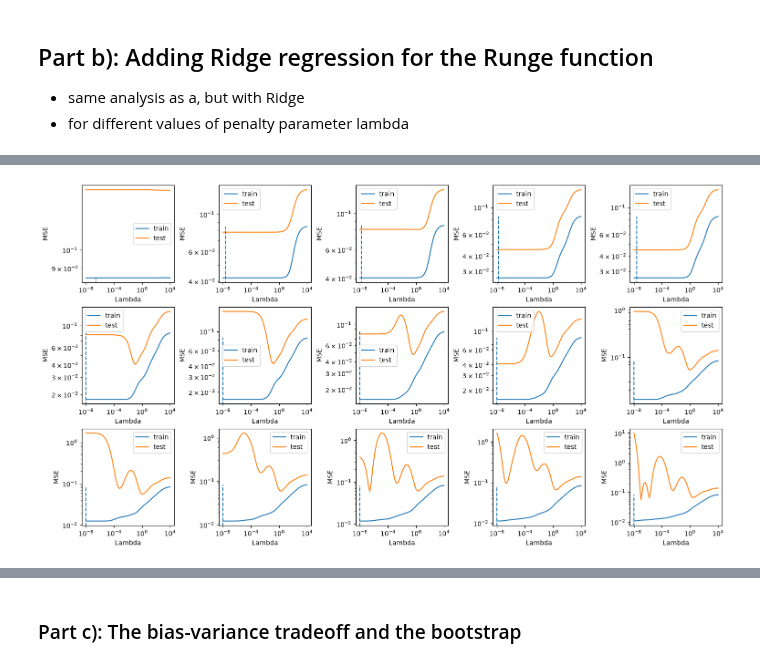
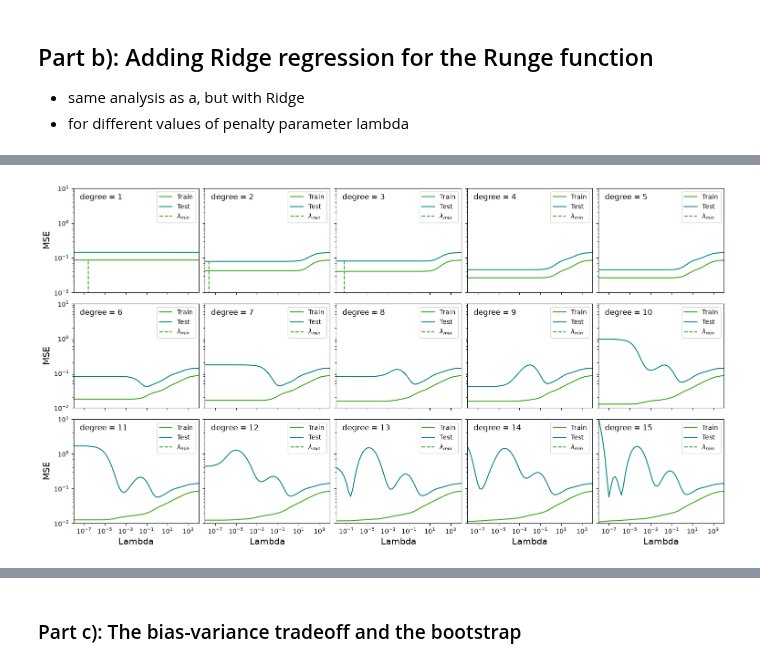
Before and after one commit to lukasMK01/FYS-STK4155, a Jupyter notebook: project_1/wip_project1.ipynb, the cells around one changed output, grey strips where cells are left out. Cells and saved outputs as stored; diff of their text form; code cells hidden in the pictures.

```diff
--- a/project_1/wip_project1.ipynb
+++ b/project_1/wip_project1.ipynb
@@ -52,9 +52,14 @@ def generate_data(n=100, sigma=0.1, seed=2026):
 
 x, y, n, sigma = generate_data()
 
+train_color = "#32A911"
+test_color = "#048582"
+
 xx = np.linspace(-1, 1, 400)
-plt.plot(xx, runge(xx), color="#004488", label="Runge's function")
-plt.scatter(x, y, s=12, color="#BB5566", label=rf"data, $\sigma={sigma}$")
+plt.plot(xx, runge(xx), color="#0824A0", label="Runge's function")
+plt.scatter(x, y, s=12, color="#A0720E", label=rf"data, $\sigma={sigma}$")
 plt.xlabel("x"); plt.ylabel("y"); plt.legend(frameon=False)
+plt.xlim(-1,1)
+plt.plot([-1,1], [0,0], color='grey', linestyle='-', alpha=0.4)
 plt.show()
 # %% [output]
@@ -152,9 +172,11 @@ plt.show()
 #Adding a model to perform OLS for polynomials up to degree 15
 degs = np.arange(1,16)
 fig = plt.figure(figsize=(15,8), constrained_layout=True)
-
+axes=[]
+# plot all of the panels here first
 for d in degs:
-    ax = fig.add_subplot(3,5,d)
+    ax = fig.add_subplot(3,5,d, sharex=axes[0] if axes else None, sharey=axes[0] if axes else None)
+    axes.append(ax)
     #Design matrix on the training data:
     # X_train, X_test, y_train, y_test = prepare_design_matrix(x_train, x_test, y_train, y_test, degree=d, intercept=False)
 
@@ -180,18 +202,75 @@ for d in degs:
 
 
     #Plot the results
-    ax.plot(lambdas,mse_train,label="train")
-    ax.plot(lambdas,mse_test,label="test")
+    ax.plot(lambdas,mse_train,label="Train", color=train_color)
+    ax.plot(lambdas,mse_test,label="Test", color=test_color)
     ax.set_xscale("log"); ax.set_yscale("log")
-    ax.set_ylabel("MSE")
-    ax.set_xlabel("Lambda")
+    ax.set_ylabel("MSE", fontsize=14)
+    ax.set_xlabel("Lambda", fontsize=14)
+    ax.set_ylim(1e-2, 1e1)
+    ax.set_xlim(1e-8, 1e4)
+    ax.vlines(lambdas[np.argmin(mse_train)],ymin=0,ymax=np.max(mse_train),linestyle="--",  label=r'$\lambda_{min}$', color=train_color)
     ax.legend()
-    ax.vlines(lambdas[np.argmin(mse_train)],ymin=0,ymax=np.max(mse_train),linestyle="--")
+    ax.label_outer()
+    ax.text(0.05, 0.95, f"degree = {d}", transform=ax.transAxes, ha="left", va="top", fontsize=12)
+
 
     #Finding the minimum MSE and at what lambda
     print(f"Polynomial degree: {d}")
     print("Minimum MSE is ",np.min(mse_train), "at lambda =", lambdas[np.argmin(mse_train)], "for training data")
     print("Minimum MSE is ",np.min(mse_test), "at lambda =", lambdas[np.argmin(mse_test)], "for test data")
+plt.show()
+
+# not plot selected subset of panels
+fig = plt.figure(figsize=(10,3), constrained_layout=True)
+count=0
+axes = []
+for d in [2,5,6,15]:
+    count+=1
+    ax = fig.add_subplot(1,4,count, sharex=axes[0] if axes else None, sharey=axes[0] if axes else None)
+    axes.append(ax)
+    #Design matrix on the training data:
+    # X_train, X_test, y_train, y_test = prepare_design_matrix(x_train, x_test, y_train, y_test, degree=d, intercept=False)
+
+    X_train = design_matrix(x_train, degree=d, intercept=False)
+    X_test = design_matrix(x_test, degree=d, intercept=False)
+
+    # centering data by mean and scaling data by standard deviation
+    X_train_norm = (X_train - np.mean(X_train, axis=0)) / np.std(X_train, axis=0)
+    X_test_norm = (X_test - np.mean(X_test, axis=0)) / np.std(X_test, axis=0)
+    y_train_norm = y_train - np.mean(y_train)
+    y_test_norm = y_test - np.mean(y_test)
+
+    #Loop through different lambdas and calculate the Ridge regression and MSE
+    lambdas = np.logspace(-8, 4, 61)
+    mse_train = []
+    mse_test = []
+    for l in lambdas:
+        #Theta from Ridge
+        theta = Ridge(alpha=l, fit_intercept=False).fit(X_train_norm, y_train_norm).coef_
+        #MSE for train and test data
+        mse_train.append(mean_squared_error(y_train_norm, np.mean(y_test) + X_train_norm @ theta))
+        mse_test.append(mean_squared_error(y_test_norm,  np.mean(y_test) + X_test_norm @ theta))
+
+
+    #Plot the results
+    ax.plot(lambdas,mse_train,label="Train", color=train_color)
+    ax.plot(lambdas,mse_test,label="Test", color=test_color)
+    ax.set_xscale("log"); ax.set_yscale("log")
+    ax.set_ylabel("MSE", fontsize=14)
+    ax.set_xlabel("Lambda", fontsize=14)
+    ax.set_ylim(1e-2, 1e1)
+    ax.set_xlim(1e-8, 1e4)
+    ax.vlines(lambdas[np.argmin(mse_train)],ymin=0,ymax=np.max(mse_train),linestyle="--", label=r'$\lambda_{min}$', color=train_color)
+    ax.legend()
+    ax.label_outer()
+    ax.text(0.05, 0.95, f"degree = {d}", transform=ax.transAxes, ha="left", va="top", fontsize=12)
+
+    #Finding the minimum MSE and at what lambda
+    print(f"Polynomial degree: {d}")
+    print("Minimum MSE is ",np.min(mse_train), "at lambda =", lambdas[np.argmin(mse_train)], "for training data")
+    print("Minimum MSE is ",np.min(mse_test), "at lambda =", lambdas[np.argmin(mse_test)], "for test data")
+plt.show()
 # %% [output]
 Polynomial degree: 1
 Minimum MSE is  0.0852454331582845 at lambda = 2.5118864315095823e-07 for training data
@@ -213 +292 @@ Minimum MSE is  0.05644237814172181 at lambda = 1e-07 for test data
-[figure, old version]
+[figure, new version]
```
Also changed, not shown: parts of 19 cells of this notebook.
